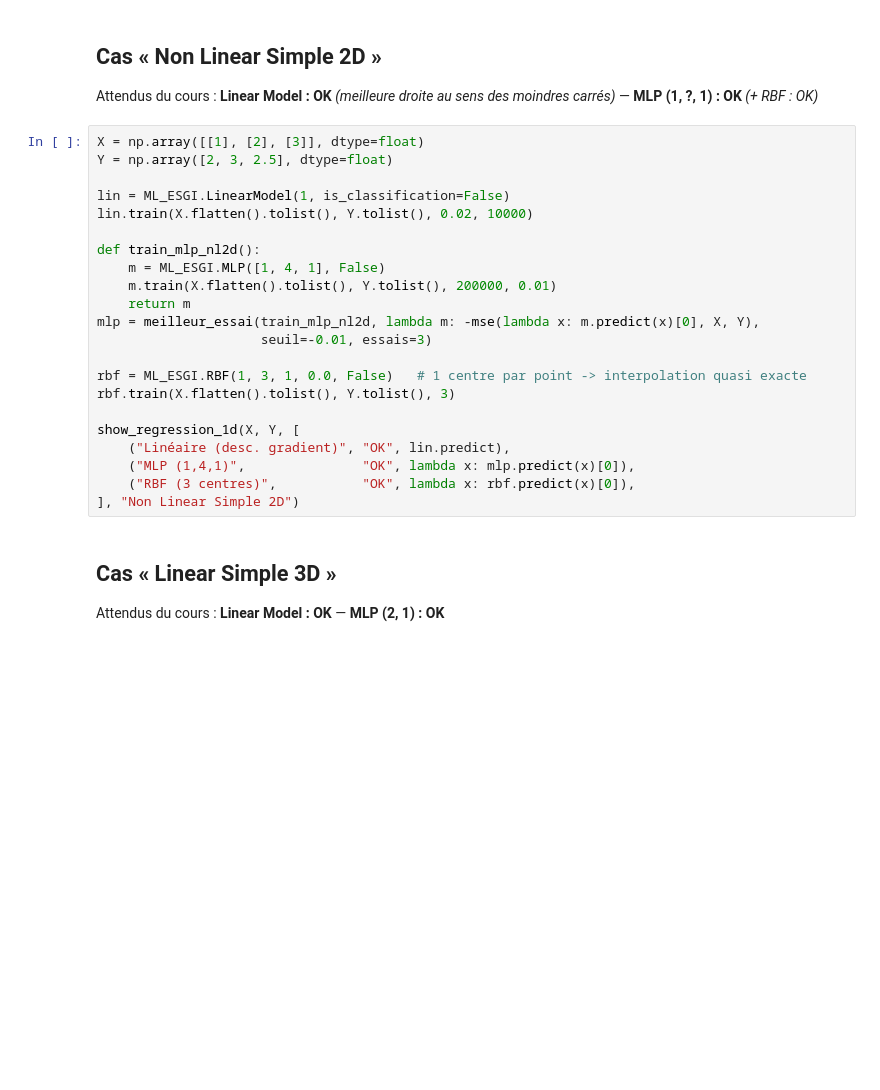
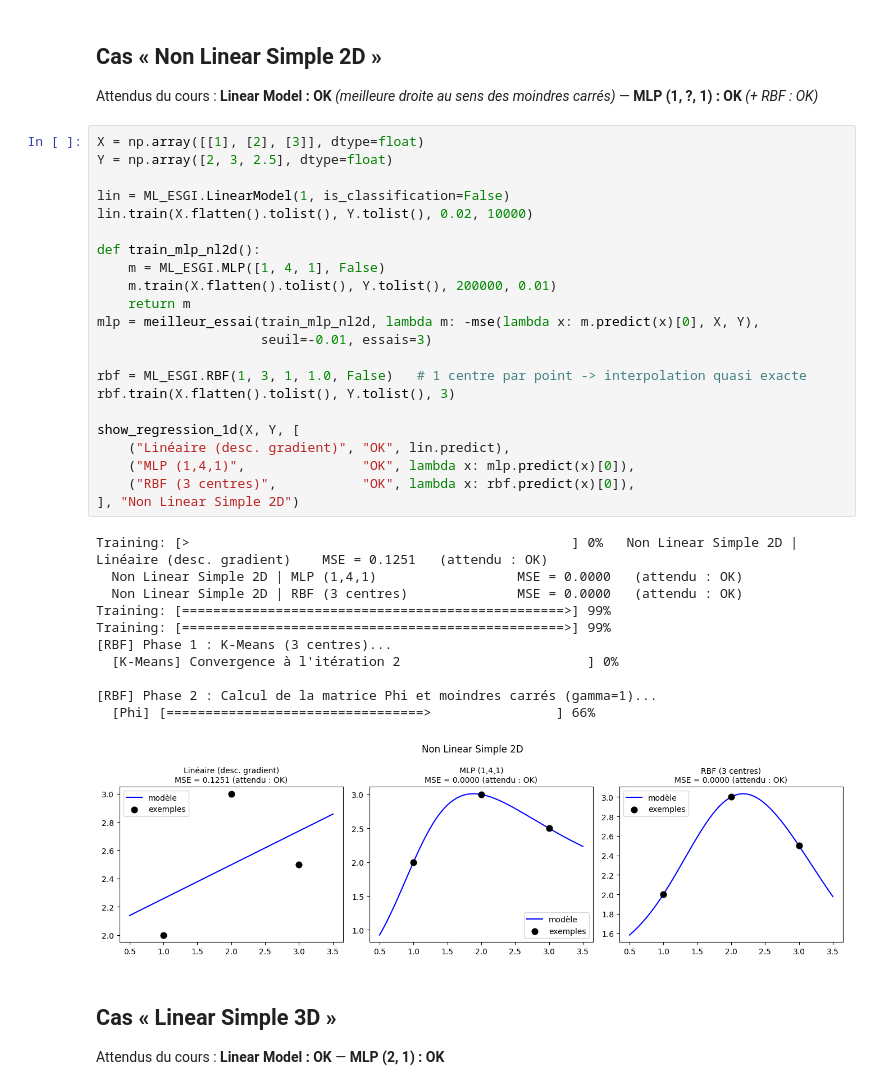
Before and after one commit to ZreY27/ML_from_scratch, a Jupyter notebook: Cas_de_tests.ipynb, the cells around one changed output. Drawn from its saved outputs; the diff is of its cells as text; blank space fills up the shorter version.

```diff
--- a/Cas_de_tests.ipynb
+++ b/Cas_de_tests.ipynb
@@ -366,25 +443,37 @@ Attendus du cours : **Linear Model : OK** *(meilleure droite au sens des moindre
 # %%
 X = np.array([[1], [2], [3]], dtype=float)
 Y = np.array([2, 3, 2.5], dtype=float)
 
 lin = ML_ESGI.LinearModel(1, is_classification=False)
 lin.train(X.flatten().tolist(), Y.tolist(), 0.02, 10000)
 
 def train_mlp_nl2d():
     m = ML_ESGI.MLP([1, 4, 1], False)
     m.train(X.flatten().tolist(), Y.tolist(), 200000, 0.01)
     return m
 mlp = meilleur_essai(train_mlp_nl2d, lambda m: -mse(lambda x: m.predict(x)[0], X, Y),
                      seuil=-0.01, essais=3)
 
-rbf = ML_ESGI.RBF(1, 3, 1, 0.0, False)   # 1 centre par point -> interpolation quasi exacte
+rbf = ML_ESGI.RBF(1, 3, 1, 1.0, False)   # 1 centre par point -> interpolation quasi exacte
 rbf.train(X.flatten().tolist(), Y.tolist(), 3)
 
 show_regression_1d(X, Y, [
     ("Linéaire (desc. gradient)", "OK", lin.predict),
     ("MLP (1,4,1)",               "OK", lambda x: mlp.predict(x)[0]),
     ("RBF (3 centres)",           "OK", lambda x: rbf.predict(x)[0]),
 ], "Non Linear Simple 2D")
+# %% [output]
+Training: [>                                                 ] 0%   Non Linear Simple 2D | Linéaire (desc. gradient)    MSE = 0.1251   (attendu : OK)
+  Non Linear Simple 2D | MLP (1,4,1)                  MSE = 0.0000   (attendu : OK)
+  Non Linear Simple 2D | RBF (3 centres)              MSE = 0.0000   (attendu : OK)
+Training: [=================================================>] 99%
+Training: [=================================================>] 99%
+[RBF] Phase 1 : K-Means (3 centres)...
+  [K-Means] Convergence à l'itération 2                        ] 0%
+
+[RBF] Phase 2 : Calcul de la matrice Phi et moindres carrés (gamma=1)...
+  [Phi] [=================================>                ] 66%
+[figure, added]
 # %% [markdown]
 ## Cas « Linear Simple 3D »
 Attendus du cours : **Linear Model : OK** — **MLP (2, 1) : OK**
```
Also changed, not shown: parts of 12 cells of this notebook, 3 other files.
